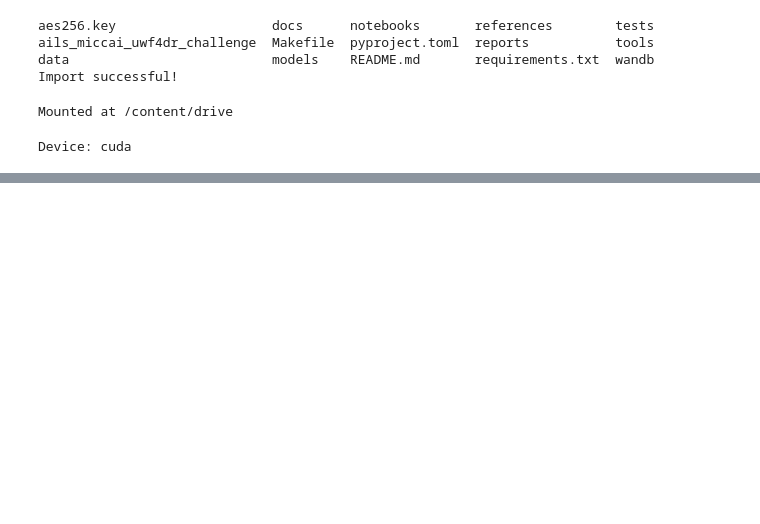
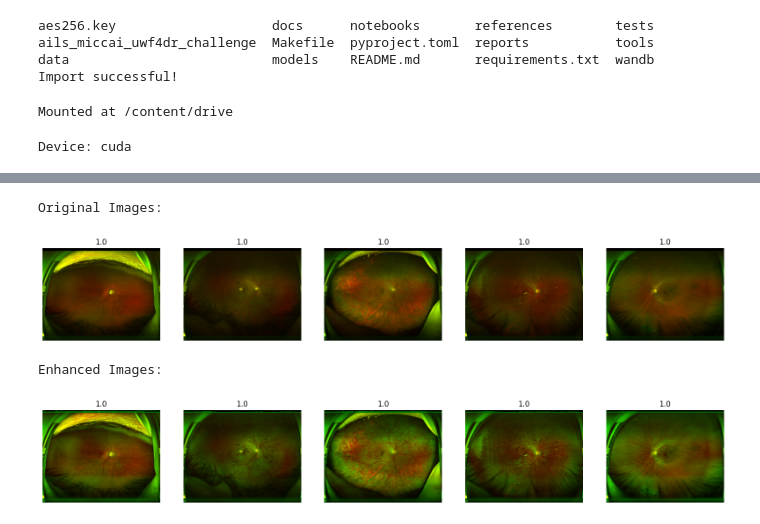
Before and after one commit to moritsih/AILS-MICCAI-UWF4DR-Challenge, a Jupyter notebook: notebooks/2.01-bsc_training_on_colab.ipynb, the cells around one changed output, grey strips where cells are left out. Drawn from its saved outputs; the diff is of its cells as text; code cells hidden in the pictures; blank space fills up the shorter version.

Commit message:
GreenChannel enhancer

```diff
--- a/notebooks/2.01-bsc_training_on_colab.ipynb
+++ b/notebooks/2.01-bsc_training_on_colab.ipynb
@@ -251,21 +287,21 @@ class Task1EfficientNetB0Extended(nn.Module):
             nn.Linear(in_features, 512),
             nn.ReLU(),
             nn.Dropout(p=0.4),
-            nn.Linear(in_features, 64),
+            nn.Linear(512, 64),
             nn.ReLU(),
             nn.Dropout(p=0.2),
-            nn.Linear(61, 1)
+            nn.Linear(64, 1)
         )
 
         self.loss_fn = nn.BCEWithLogitsLoss()
 
         # Freeze all layers except the last one
-        for param in self.model.parameters():
-            param.requires_grad = False
+        #for param in self.model.parameters():
+        #    param.requires_grad = False
 
         # Unfreeze the last layer
-        for param in self.model._fc.parameters():
-            param.requires_grad = True
+        #for param in self.model._fc.parameters():
+        #    param.requires_grad = True
 
     def forward(self, x):
         return self.model(x)
@@ -312,10 +348,10 @@ class Task1EfficientNetV2(nn.Module):
             pred = torch.sigmoid(self(x))
         return pred
 # %%
-model = Task1EfficientNetB0()
+#model = Task1EfficientNetB0()
 
 #model = AutoMorphModel(pretrained=True)
-#model = Task1EfficientNetB0Extended()
+model = Task1EfficientNetB0Extended(1e-4)
 #model = Task1EfficientNetV2()
 
 
@@ -344,7 +382,7 @@ if(use_wandb):
     metrics_eval_strategy.register_metric_calculated_hook(WandbLoggingHook())
 
 config = {
-    "learning_rate": 1e-3,
+    "learning_rate": 1e-4,
     "dataset": "UWF4DR-Original",
     "epochs": 10,
     "batch_size": 4,
@@ -362,6 +400,7 @@ val_dataset = CustomDataset(val_data, transform=augment_for_task_1_validation)
 train_loader = DataLoader(train_dataset, batch_size=config['batch_size'], shuffle=True, num_workers=4)
 val_loader = DataLoader(val_dataset, batch_size=config['batch_size'], shuffle=False, num_workers=4)
 
+
 trainer = Trainer(model, train_loader, val_loader, criterion, optimizer, lr_scheduler, device,
                         metrics_eval_strategy=metrics_eval_strategy)
 
@@ -391,3 +416,47 @@ Start training [Task1EfficientNetB0] on [UWF4DR-Original] dataset for [10] epoch
+# %%
+
+import matplotlib.pyplot as plt
+# Function to display images
+def show_images(images, titles=None):
+    n = len(images)
+    fig, axs = plt.subplots(1, n, figsize=(20, 5))
+    if n == 1:
+        axs = [axs]
+    for i, img in enumerate(images):
+        img = img.permute(1, 2, 0).numpy()  # Convert to HxWxC for visualization
+        img = cv2.cvtColor(img, cv2.COLOR_BGR2RGB)
+        axs[i].imshow(img)
+        axs[i].axis('off')
+        if titles:
+            axs[i].set_title(titles[i])
+    plt.show()
+
+# Display first 5 images from train_loader before and after GreenChannelEnhancement
+images_before = []
+images_after = []
+labels = []
+
+# Get 5 images from the loader
+for i, (img, label) in enumerate(train_loader):
+    if i == 5:
+        break
+    images_before.append(img[0].clone())  # Store a clone of the original image
+    transformed_img = GreenChannelEnhancement()(img[0])  # Apply the enhancement
+    images_after.append(transformed_img)  # Store the transformed image
+    labels.append(label[0].item())
+
+# Show original images
+print("Original Images:")
+show_images(images_before, titles=labels)
+
+# Show enhanced images
+print("Enhanced Images:")
+show_images(images_after, titles=labels)
+# %% [output]
+Original Images:
+[figure, added]
+Enhanced Images:
+[figure, added]
 # %%
 if use_wandb:
     wandb.init(entity='miccai-challenge-2024' ,project='task1', config=config)
```
Also changed, not shown: parts of 8 cells of this notebook.
